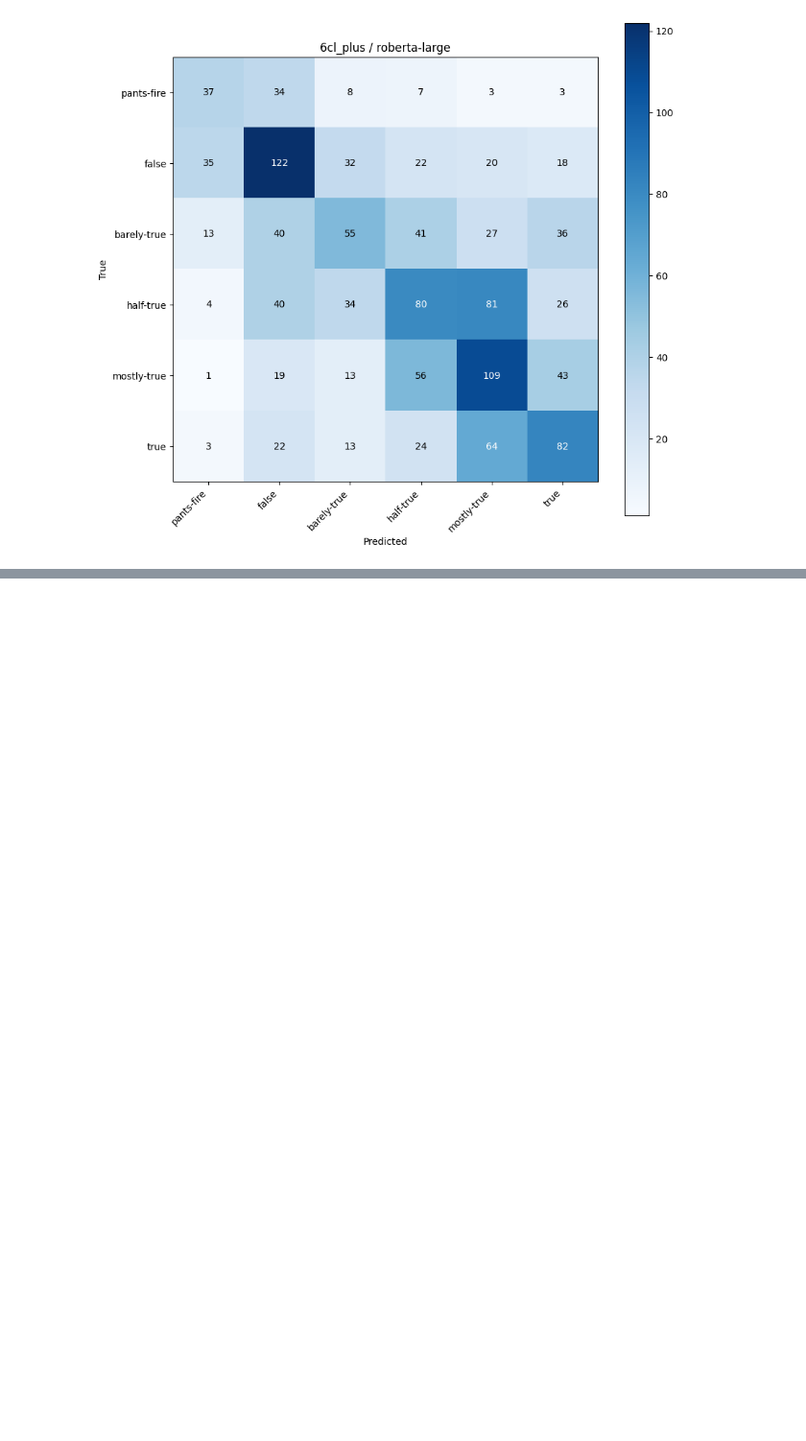
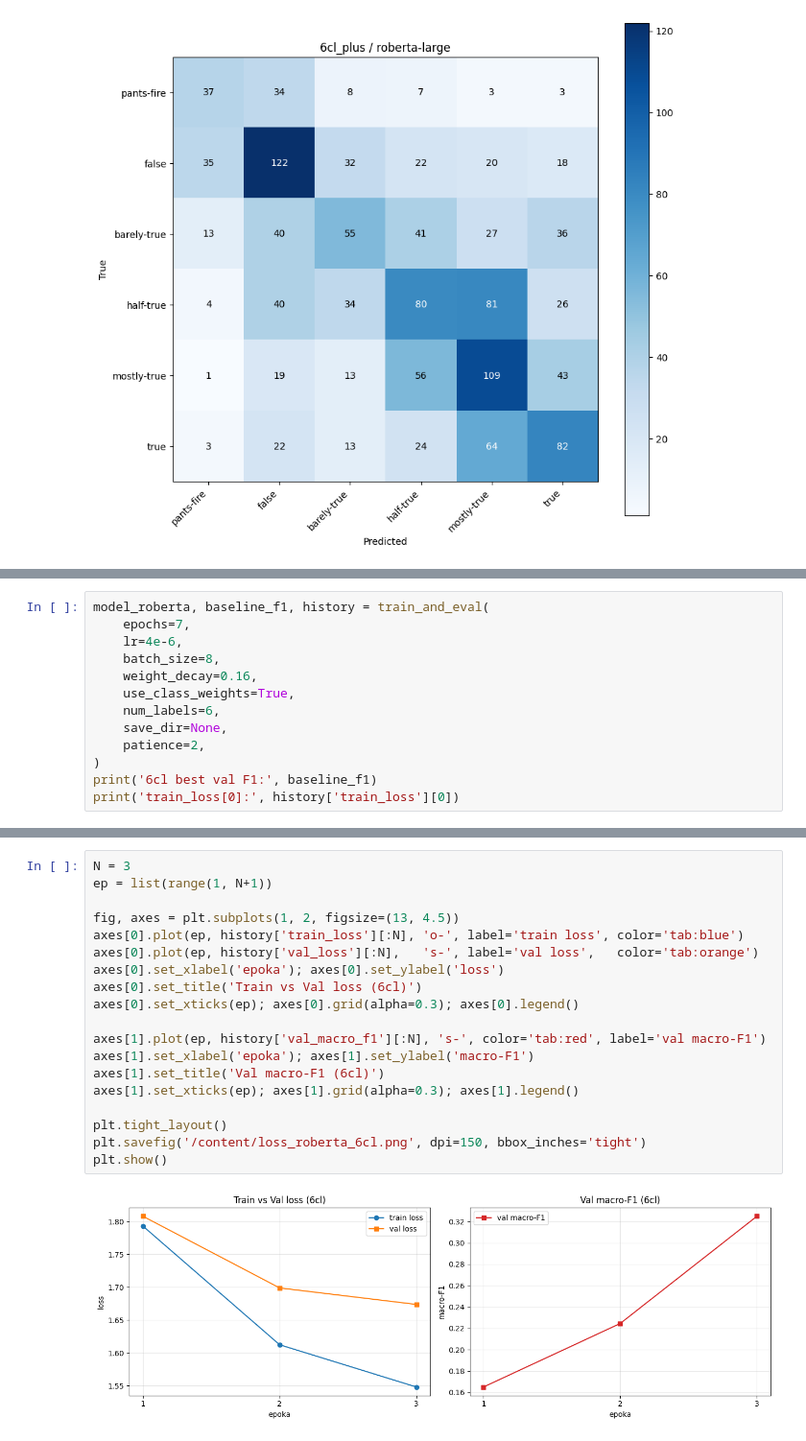
Before and after one commit to juliaprzezdzik/fake-news-detector, a Jupyter notebook: roberta_model.ipynb, the cells around one changed output, grey strips where cells are left out. Shown at 96% size. Saved outputs shown, nothing was run; the diff lists cells and outputs as text; blank space fills up the shorter version.

```diff
--- a/roberta_model.ipynb
+++ b/roberta_model.ipynb
@@ -1565,0 +1620,13 @@ true                  3     22           13         24           64    82
+# %%
+model_roberta, baseline_f1, history = train_and_eval(
+    epochs=7,
+    lr=4e-6,
+    batch_size=8,
+    weight_decay=0.16,
+    use_class_weights=True,
+    num_labels=6,
+    save_dir=None,
+    patience=2,
+)
+print('6cl best val F1:', baseline_f1)
+print('train_loss[0]:', history['train_loss'][0])
@@ -1565,0 +1723,21 @@ true                  3     22           13         24           64    82
+# %%
+N = 3
+ep = list(range(1, N+1))
+
+fig, axes = plt.subplots(1, 2, figsize=(13, 4.5))
+axes[0].plot(ep, history['train_loss'][:N], 'o-', label='train loss', color='tab:blue')
+axes[0].plot(ep, history['val_loss'][:N],   's-', label='val loss',   color='tab:orange')
+axes[0].set_xlabel('epoka'); axes[0].set_ylabel('loss')
+axes[0].set_title('Train vs Val loss (6cl)')
+axes[0].set_xticks(ep); axes[0].grid(alpha=0.3); axes[0].legend()
+
+axes[1].plot(ep, history['val_macro_f1'][:N], 's-', color='tab:red', label='val macro-F1')
+axes[1].set_xlabel('epoka'); axes[1].set_ylabel('macro-F1')
+axes[1].set_title('Val macro-F1 (6cl)')
+axes[1].set_xticks(ep); axes[1].grid(alpha=0.3); axes[1].legend()
+
+plt.tight_layout()
+plt.savefig('/content/loss_roberta_6cl.png', dpi=150, bbox_inches='tight')
+plt.show()
+# %% [output]
+[figure, added]
```
Also changed, not shown: parts of 14 cells of this notebook.
